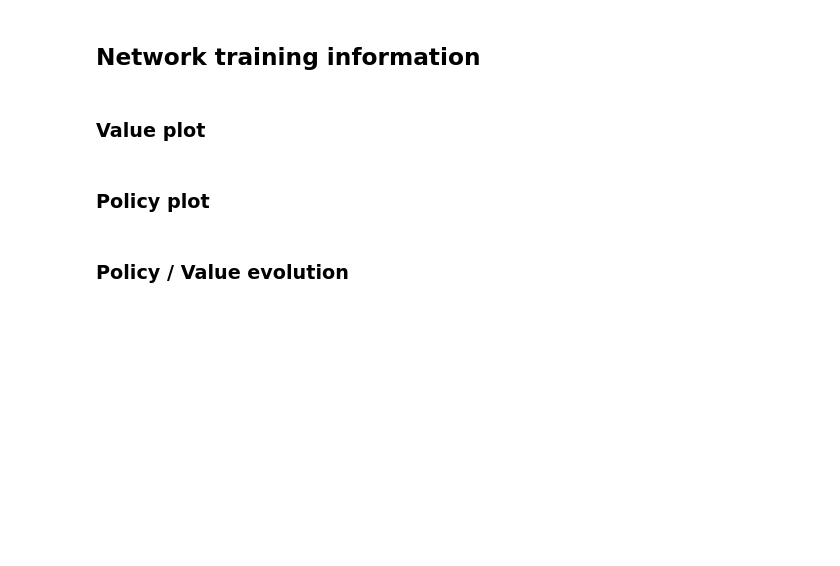
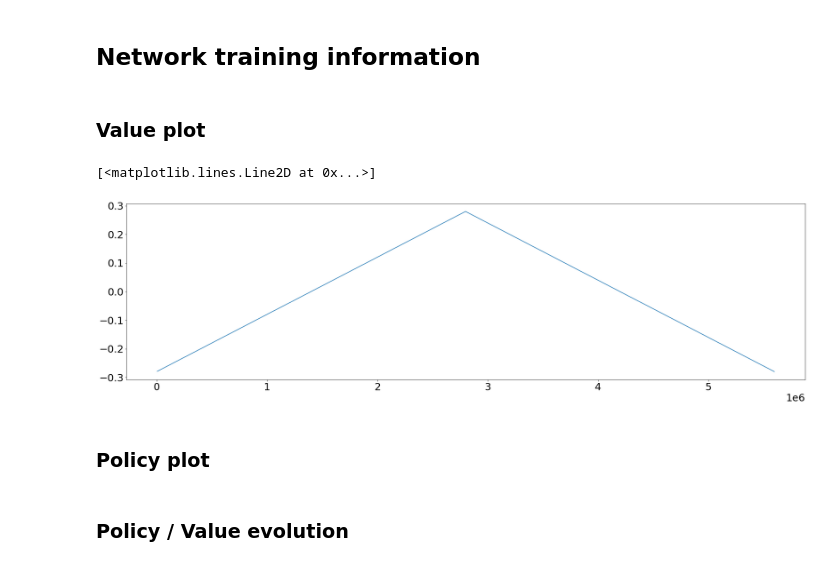
Before and after one commit to comsee-research/Neuvisys-analysis, a Jupyter notebook: Neuvisys.ipynb, the cells around one changed output. Cells and saved outputs as stored; diff of their text form; code cells hidden in the pictures; blank space fills up the shorter version.

```diff
--- a/Neuvisys.ipynb
+++ b/Neuvisys.ipynb
@@ -106,8 +103,8 @@ for i in range(spinet.l_shape[1, 2]):
     display(convert_from_path(network_path + "figures/1/complex_weights_depth_" + str(i) + ".pdf")[0])
     break
 # %%
-network_path = "/home/thomas/Desktop/Experiment/network_0/"
-spinet = SpikingNetwork(network_path)
+network_path = "/home/thomas/Networks/natural/intermediate_weights/network/"
+spinet = SpikingNetwork(network_path, loading=[True, True, False, False])
 weight_variation(spinet, network_path)
 # %%
 inhibition_weight_against_orientation(spinet)
@@ -296,6 +291,14 @@ print("There is : ", monocular_count, "monocular cells (left right ratio imbalan
 ### Value plot
 # %%
 value_plot(spinet, display_score=True)
+# %%
+reward = np.array(spinet.state["learning_data"]["reward"])
+time = np.array(spinet.state["learning_data"]["time"])
+
+plt.plot(time, reward)
+# %% [output]
+[<matplotlib.lines.Line2D at 0x...>]
+[figure, added]
 # %% [markdown]
 ### Policy plot
 # %%
```
Also changed, not shown: parts of 8 cells of this notebook, 8 other files.
